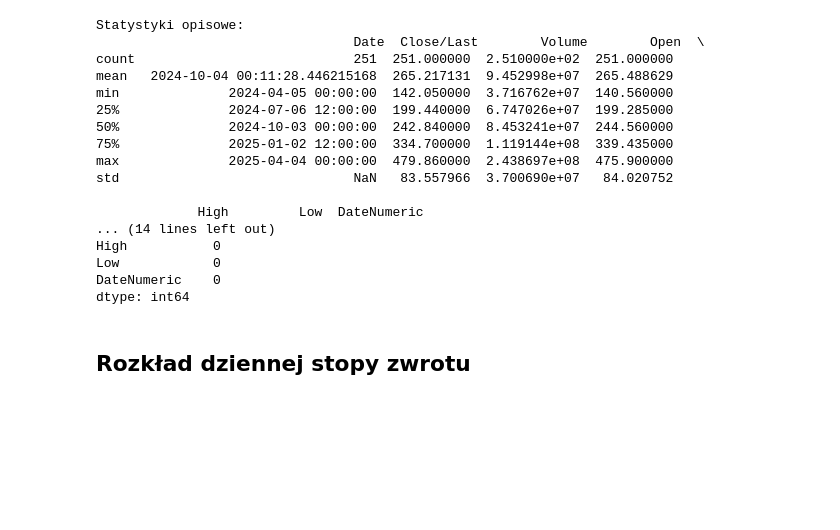
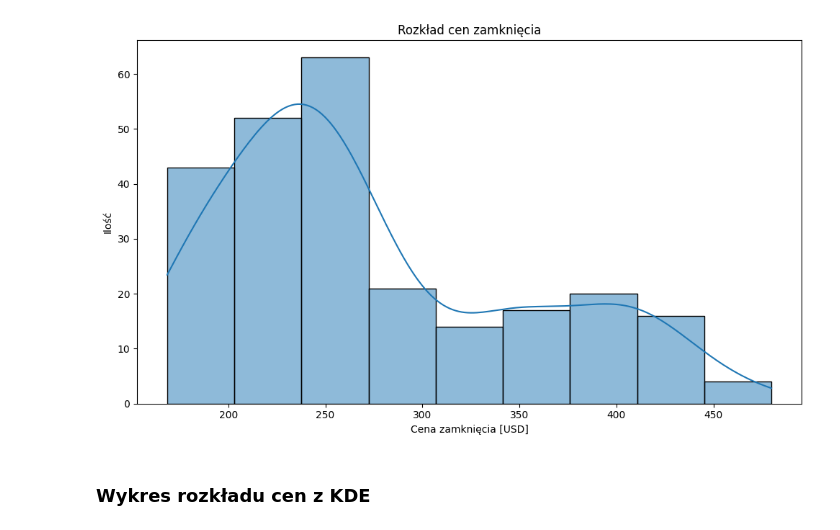
Before and after one commit to Mychal003/Projektowanie_i_zastosowania_sieci_neuronowych, a Jupyter notebook: notebooks/01_EDA.ipynb, the cells around one changed output. Saved outputs shown, nothing was run; the diff lists cells and outputs as text; code cells hidden in the pictures; blank space fills up the shorter version.

```diff
--- a/notebooks/01_EDA.ipynb
+++ b/notebooks/01_EDA.ipynb
@@ -64,22 +89,6 @@ plot_price_distribution(df)
 # %%
-show_basic_statistics(df)
+plot_close_distribution(df)
 # %% [output]
-Statystyki opisowe:
-                                 Date  Close/Last        Volume        Open  \
-count                            251  251.000000  2.510000e+02  251.000000
-mean   2024-10-04 00:11:28.446215168  265.217131  9.452998e+07  265.488629
-min              2024-04-05 00:00:00  142.050000  3.716762e+07  140.560000
-25%              2024-07-06 12:00:00  199.440000  6.747026e+07  199.285000
-50%              2024-10-03 00:00:00  242.840000  8.453241e+07  244.560000
-75%              2025-01-02 12:00:00  334.700000  1.119144e+08  339.435000
-max              2025-04-04 00:00:00  479.860000  2.438697e+08  475.900000
-std                              NaN   83.557966  3.700690e+07   84.020752
-
-             High         Low  DateNumeric
-... (14 lines left out)
-High           0
-Low            0
-DateNumeric    0
-dtype: int64
+[figure, added]
-# %% [markdown]
-## Rozkład dziennej stopy zwrotu
+# %% [markdown]
+### Wykres rozkładu cen z KDE
```
Also changed, not shown: parts of 30 cells of this notebook, 2 other files.
